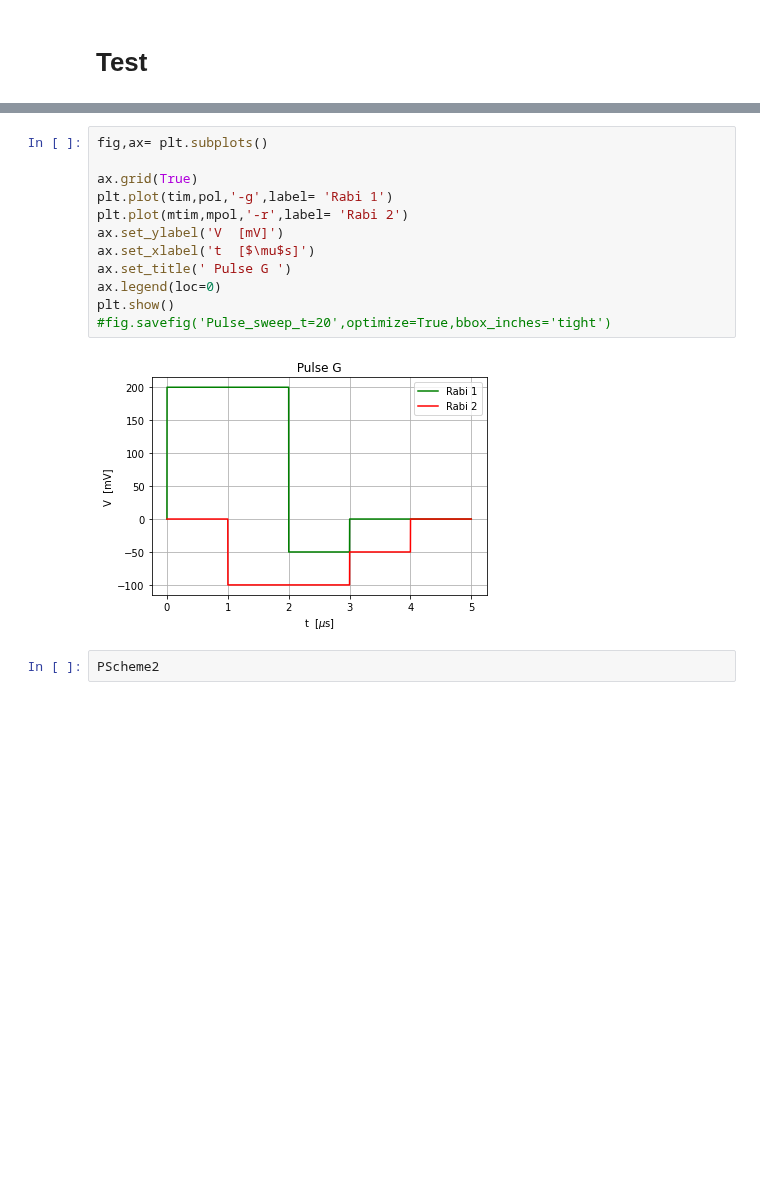
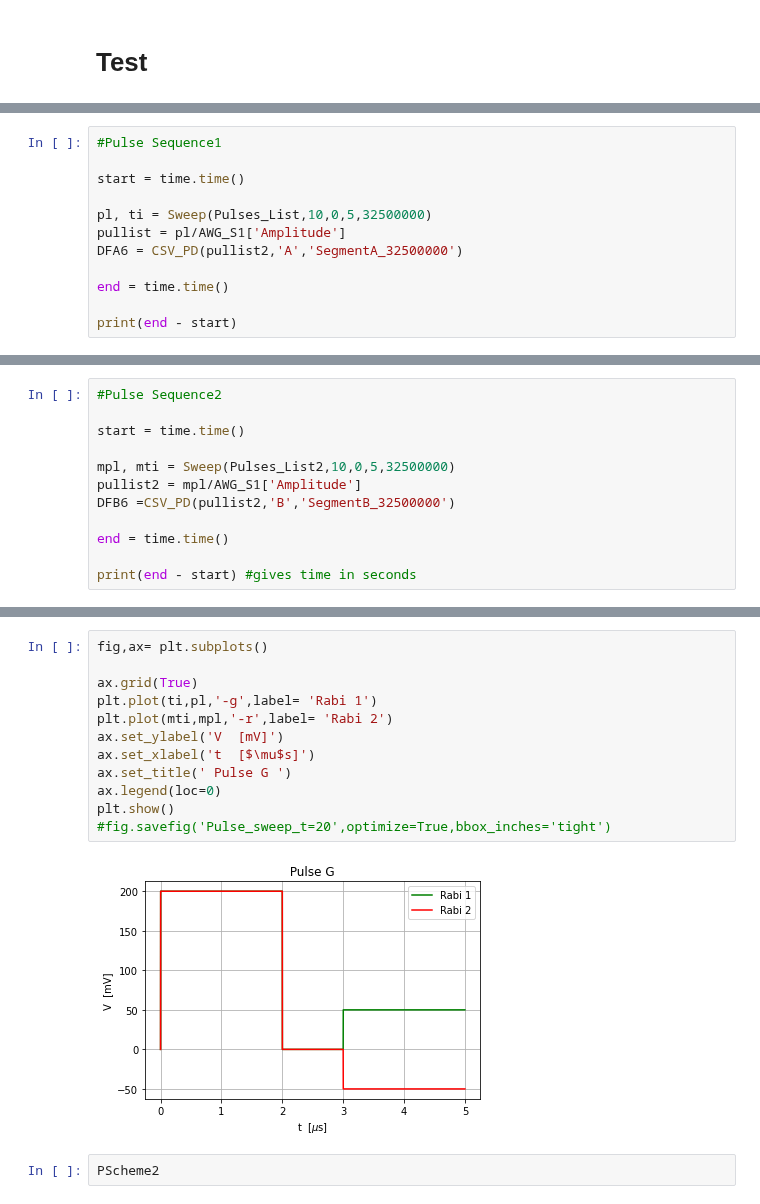
Before and after one commit to Holcan/STM, a Jupyter notebook: M8190/mechanicus.ipynb, the cells around one changed output, grey strips where cells are left out. Drawn from its saved outputs; the diff is of its cells as text; blank space fills up the shorter version.

Commit message:
time it
added time measuring

```diff
--- a/M8190/mechanicus.ipynb
+++ b/M8190/mechanicus.ipynb
@@ -612,0 +528,12 @@ np.savetxt("test2.csv",pullistT2, delimiter = ",")
+# %%
+#Pulse Sequence1
+
+start = time.time()
+
+pl, ti = Sweep(Pulses_List,10,0,5,32500000)
+pullist = pl/AWG_S1['Amplitude']
+DFA6 = CSV_PD(pullist2,'A','SegmentA_32500000')
+
+end = time.time()
+
+print(end - start)
@@ -612,0 +558,12 @@ np.savetxt("test2.csv",pullistT2, delimiter = ",")
+# %%
+#Pulse Sequence2
+
+start = time.time()
+
+mpl, mti = Sweep(Pulses_List2,10,0,5,32500000)
+pullist2 = mpl/AWG_S1['Amplitude']
+DFB6 =CSV_PD(pullist2,'B','SegmentB_32500000')
+
+end = time.time()
+
+print(end - start) #gives time in seconds
@@ -613,17 +588,17 @@ np.savetxt("test2.csv",pullistT2, delimiter = ",")
 # %%
 fig,ax= plt.subplots()
 
 ax.grid(True)
-plt.plot(tim,pol,'-g',label= 'Rabi 1')
-plt.plot(mtim,mpol,'-r',label= 'Rabi 2')
+plt.plot(ti,pl,'-g',label= 'Rabi 1')
+plt.plot(mti,mpl,'-r',label= 'Rabi 2')
 ax.set_ylabel('V  [mV]')
 ax.set_xlabel('t  [$\mu$s]')
 ax.set_title(' Pulse G ')
 ax.legend(loc=0)
 plt.show()
 #fig.savefig('Pulse_sweep_t=20',optimize=True,bbox_inches='tight')
 # %% [output]
-[figure, old version]
+[figure, new version]
 # %%
 PScheme2
 # %% [output]
```
Also changed, not shown: parts of 87 cells of this notebook, 11 other files.
